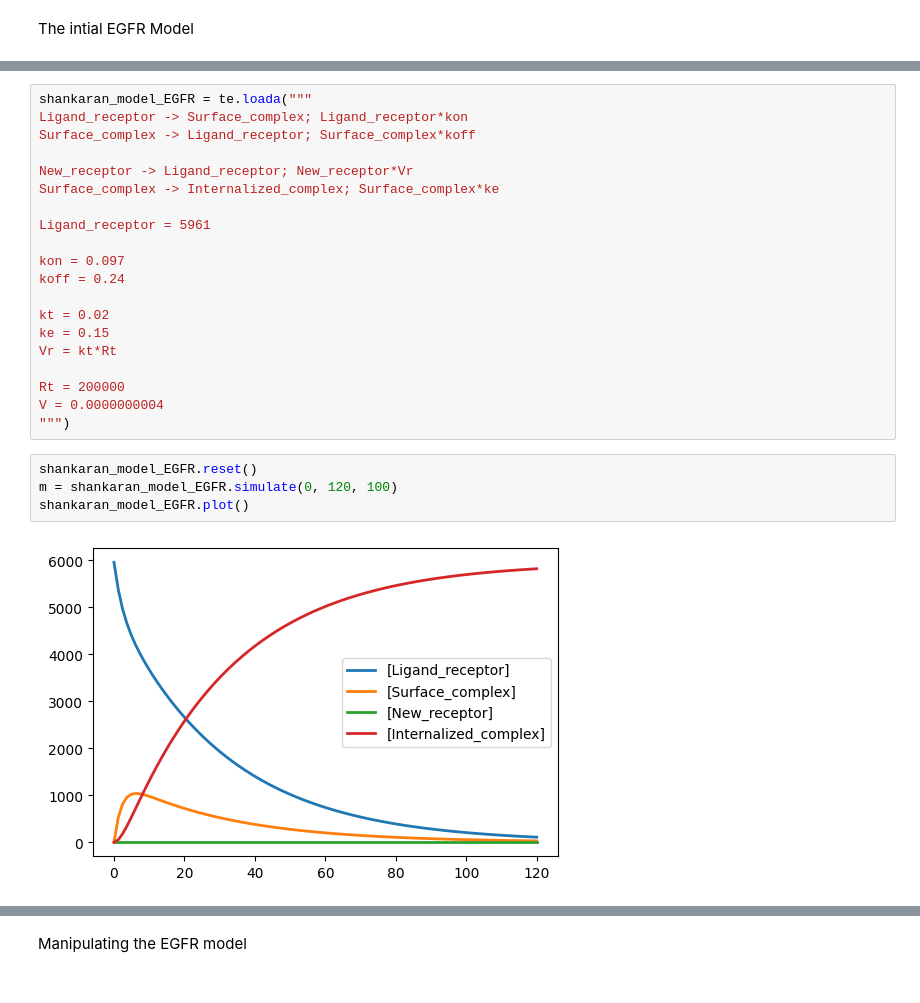
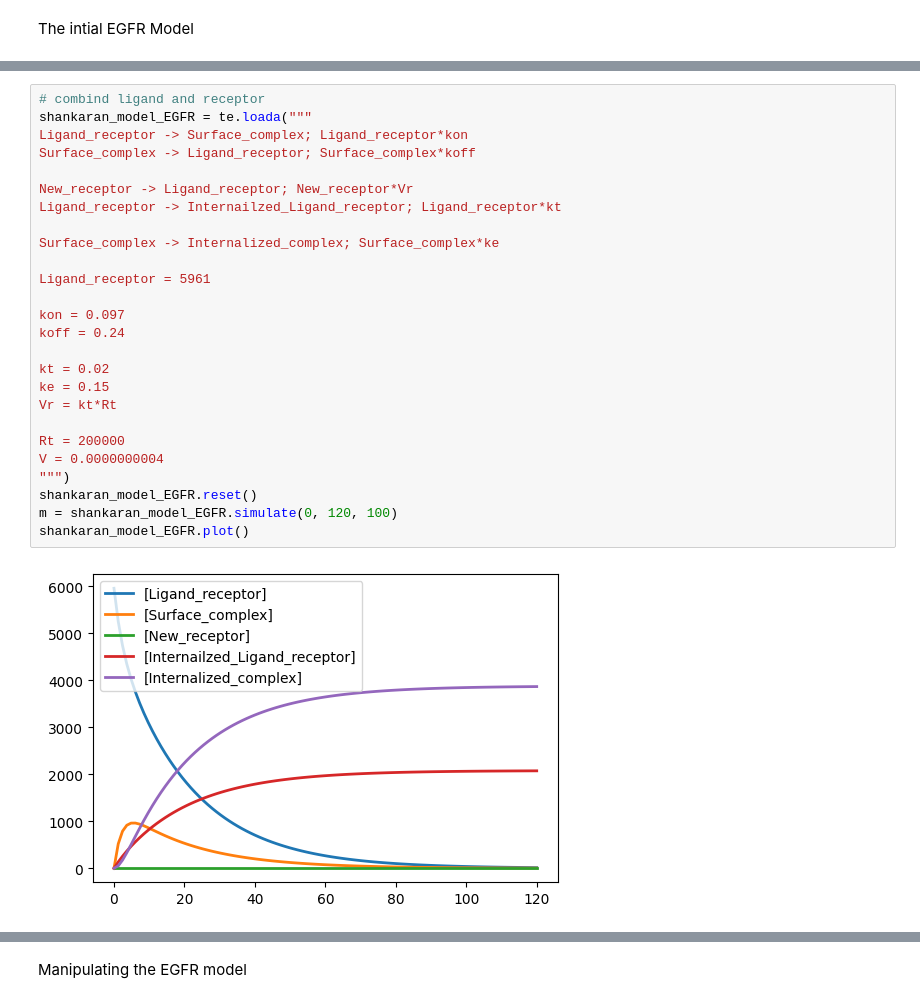
Before and after one commit to Ara101/Recapitulating-Shankaran2007-GPCR-model, a Jupyter notebook: GPCR_model/Shankaran_model.ipynb, the cells around one changed output, grey strips where cells are left out. Cells and saved outputs as stored; diff of their text form.

```diff
--- a/GPCR_model/Shankaran_model.ipynb
+++ b/GPCR_model/Shankaran_model.ipynb
@@ -10,26 +57,28 @@ The intial EGFR Model
 # %%
+# combind ligand and receptor
 shankaran_model_EGFR = te.loada("""
 Ligand_receptor -> Surface_complex; Ligand_receptor*kon
 Surface_complex -> Ligand_receptor; Surface_complex*koff
 
 New_receptor -> Ligand_receptor; New_receptor*Vr
+Ligand_receptor -> Internailzed_Ligand_receptor; Ligand_receptor*kt
+
 Surface_complex -> Internalized_complex; Surface_complex*ke
 
 Ligand_receptor = 5961
 
 kon = 0.097
 koff = 0.24
 
 kt = 0.02
 ke = 0.15
 Vr = kt*Rt
 
 Rt = 200000
 V = 0.0000000004
 """)
+shankaran_model_EGFR.reset()
+m = shankaran_model_EGFR.simulate(0, 120, 100)
+shankaran_model_EGFR.plot()
+# %% [output]
+[figure, added]
-# %%
-shankaran_model_EGFR.reset()
-m = shankaran_model_EGFR.simulate(0, 120, 100)
-shankaran_model_EGFR.plot()
-# %% [output]
-[figure, removed]
```
Also changed, not shown: parts of 10 cells of this notebook.
